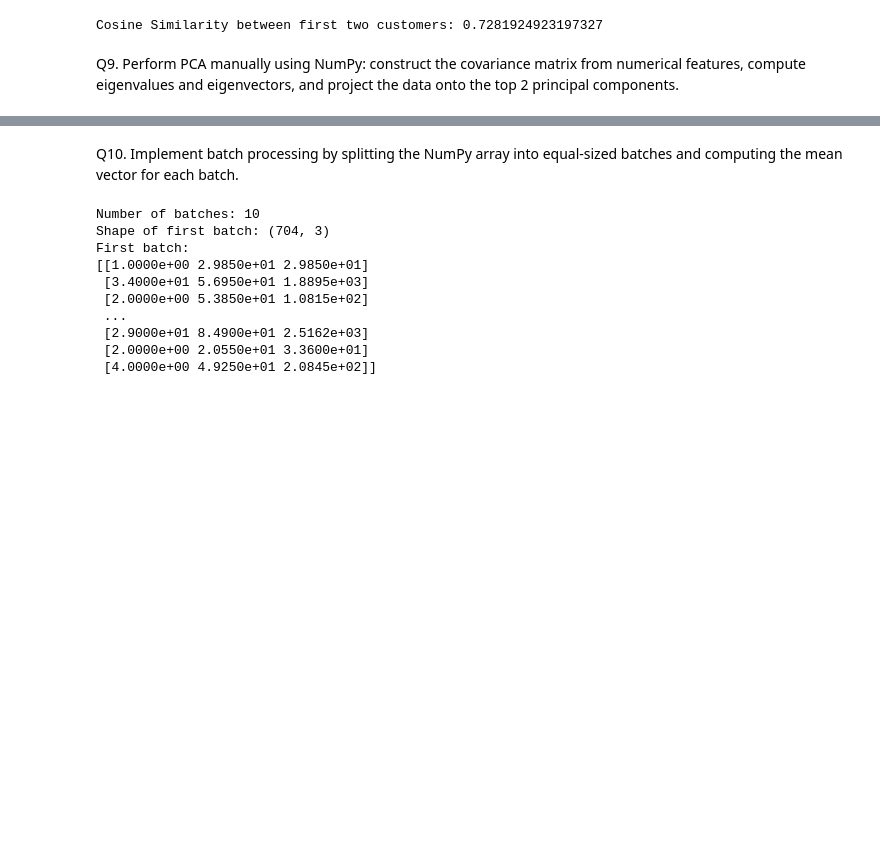
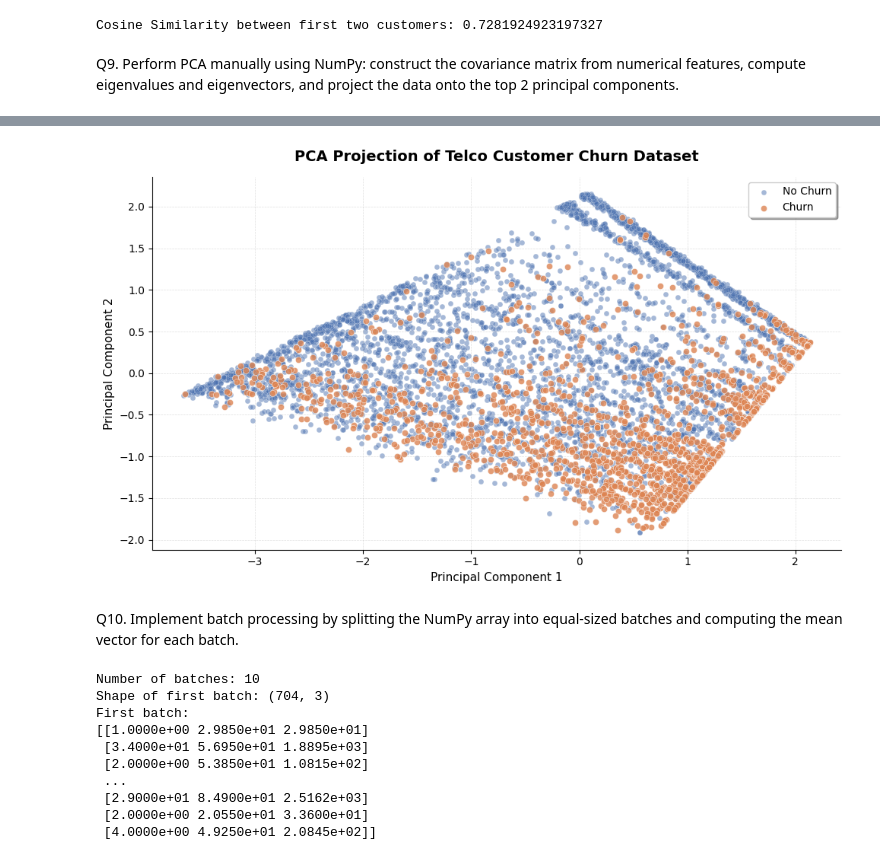
Before and after one commit to khoa75/Telco-Customer-Churn, a Jupyter notebook: notebooks/Module1-Numpy.ipynb, the cells around one changed output, grey strips where cells are left out. Saved outputs shown, nothing was run; the diff lists cells and outputs as text; code cells hidden in the pictures; blank space fills up the shorter version.

```diff
--- a/notebooks/Module1-Numpy.ipynb
+++ b/notebooks/Module1-Numpy.ipynb
@@ -51,0 +73,9 @@ df.head()
+# %%
+# Do dữ liệu của cột totalCharges có là kiểu dữ liệu string và có một số giá trị không phải số, nên chúng ta cần chuyển đổi nó về dạng số để có thể xử lý được.
+df["TotalCharges"] = pd.to_numeric(
+    df["TotalCharges"],
+    errors="coerce"
+)
+
+df = df.dropna(subset=["TotalCharges"])
+df.head()
@@ -171,5 +142,0 @@ Normalized Total Charges:
-# %%
-# Đưa kết quả vào trong mảng
-array_normalized = np.array([normalized_tenure, normalized_monthly_charges, normalized_total_charges]).T
-
-print(f"Normalized Array:\n{array_normalized}")
@@ -297,6 +236,7 @@ def PCA(matrix, components=2):
 
     return transformed_data
 # %%
-print(f"PCA: \n{PCA(array_clean)}")
+pca = PCA(array, components=2)
+print(f"PCA: \n{pca}")
 # %% [output]
 PCA:
@@ -310,3 +250,62 @@ PCA:
+# %%
+# Vẽ biểu đồ phân tán của dữ liệu sau khi đã được giảm chiều bằng PCA
+fig, ax = plt.subplots(figsize=(10, 6))
+
+y = df["Churn"].to_numpy()
+
+ax.scatter(
+    pca[y == "No", 0],
+    pca[y == "No", 1],
+    s=25,
+    alpha=0.5,
+    c="#4C72B0",
+    edgecolors="white",
+    linewidth=0.3,
+    label="No Churn",
+)
+
+ax.scatter(
+    pca[y == "Yes", 0],
+    pca[y == "Yes", 1],
+    s=35,
+    alpha=0.8,
+    c="#DD8452",
+    edgecolors="white",
+    linewidth=0.4,
+    label="Churn",
+)
+
+ax.set_xlabel(
+    f"Principal Component 1", fontsize=11
+)
+
+ax.set_ylabel(
+    f"Principal Component 2", fontsize=11
+)
+
+ax.set_title(
+    "PCA Projection of Telco Customer Churn Dataset",
+    fontsize=14,
+    fontweight="bold",
+    pad=15,
+)
+
+ax.grid(linestyle="--", linewidth=0.5, alpha=0.4)
+
+# Legend
+ax.legend(frameon=True, fancybox=True, shadow=True)
+
+# Remove top/right border
+ax.spines["top"].set_visible(False)
+ax.spines["right"].set_visible(False)
+
+plt.tight_layout()
+
+plt.savefig("../output/figures/m1_q9_pca.png", dpi=300, bbox_inches="tight")
+
+plt.show()
+# %% [output]
+[figure, added]
 # %% [markdown]
 Q10. Implement batch processing by splitting the NumPy array into equal-sized batches and computing the mean vector for each batch.
 # %%
```
Also changed, not shown: parts of 19 cells of this notebook, 7 other files.
